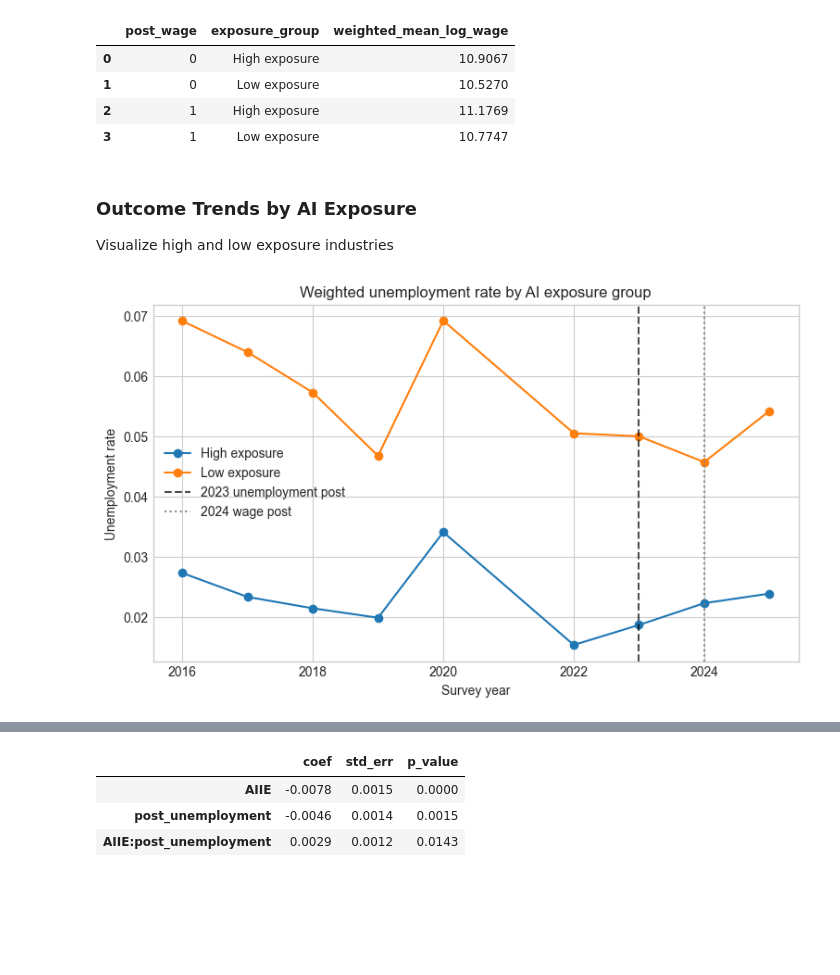
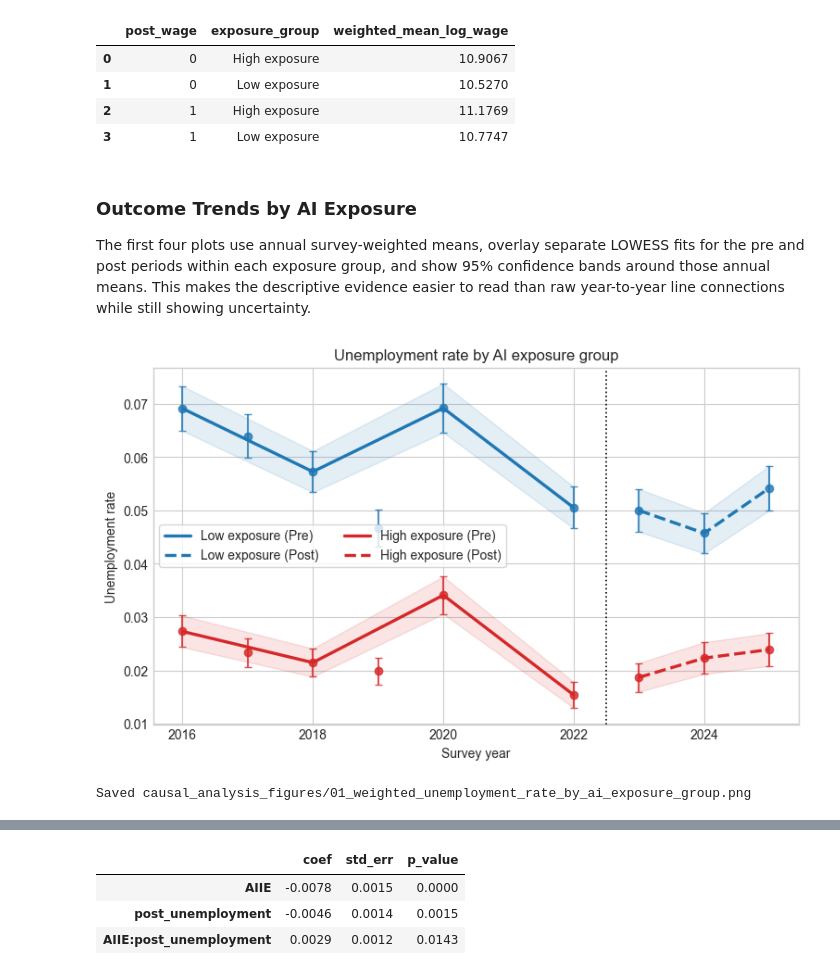
Before and after one commit to isaacvm98/UDS, a Jupyter notebook: models/causal_analysis.ipynb, the cells around one changed output, grey strips where cells are left out. Cells and saved outputs as stored; diff of their text form; code cells hidden in the pictures; blank space fills up the shorter version.

```diff
--- a/models/causal_analysis.ipynb
+++ b/models/causal_analysis.ipynb
@@ -327,14 +299,18 @@ display(wage_pre_post)
 # %% [markdown]
 ### Outcome Trends by AI Exposure
 
-Visualize high and low exposure industries
+The first four plots use annual survey-weighted means, overlay separate LOWESS fits for the pre and post periods within each exposure group, and show 95% confidence bands around those annual means. This makes the descriptive evidence easier to read than raw year-to-year line connections while still showing uncertainty.
 # %%
-plot_trends(
+fig_unemp, ax_unemp, unemp_plot_df = plot_trends(
     unemp_sample,
     value_col="unemployed",
-    title="Weighted unemployment rate by AI exposure group",
+    title="Unemployment rate by AI exposure group",
     ylabel="Unemployment rate",
+    post_start=2023,
 )
+plt.show()
+save_figure(fig_unemp, "01_weighted_unemployment_rate_by_ai_exposure_group.png")
 # %% [output]
-[figure, old version]
+[figure, new version]
+Saved causal_analysis_figures/01_weighted_unemployment_rate_by_ai_exposure_group.png
 # %%
```
Also changed, not shown: parts of 22 cells of this notebook, 13 other files.
